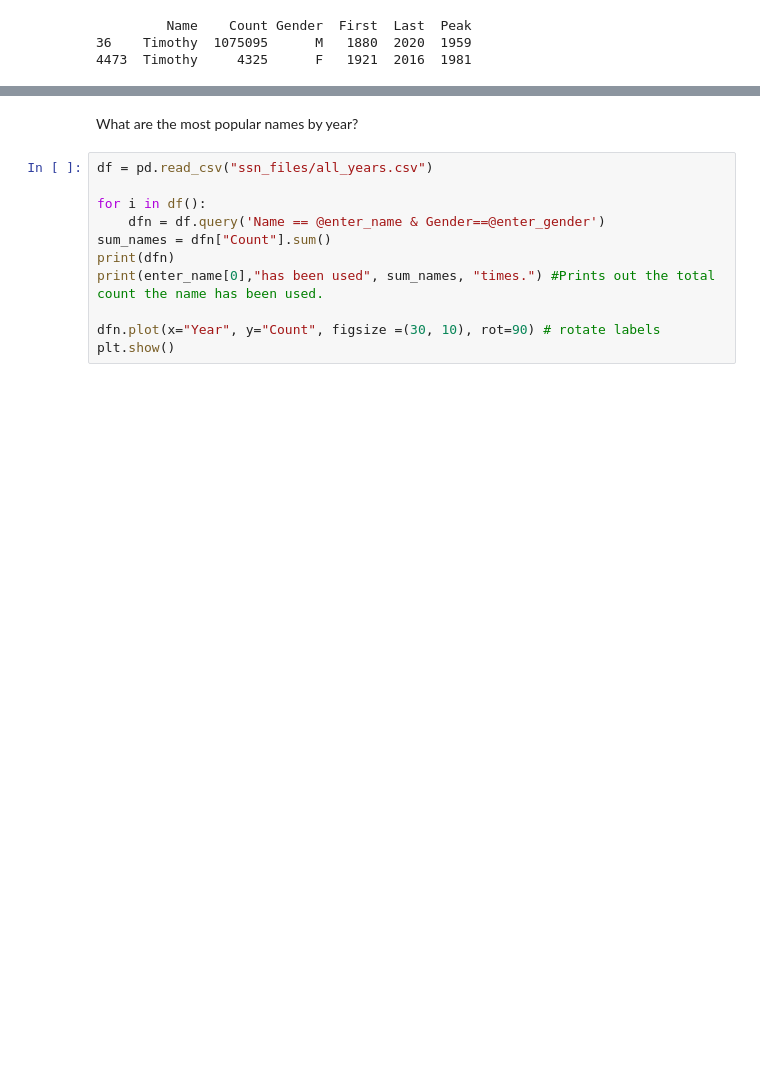
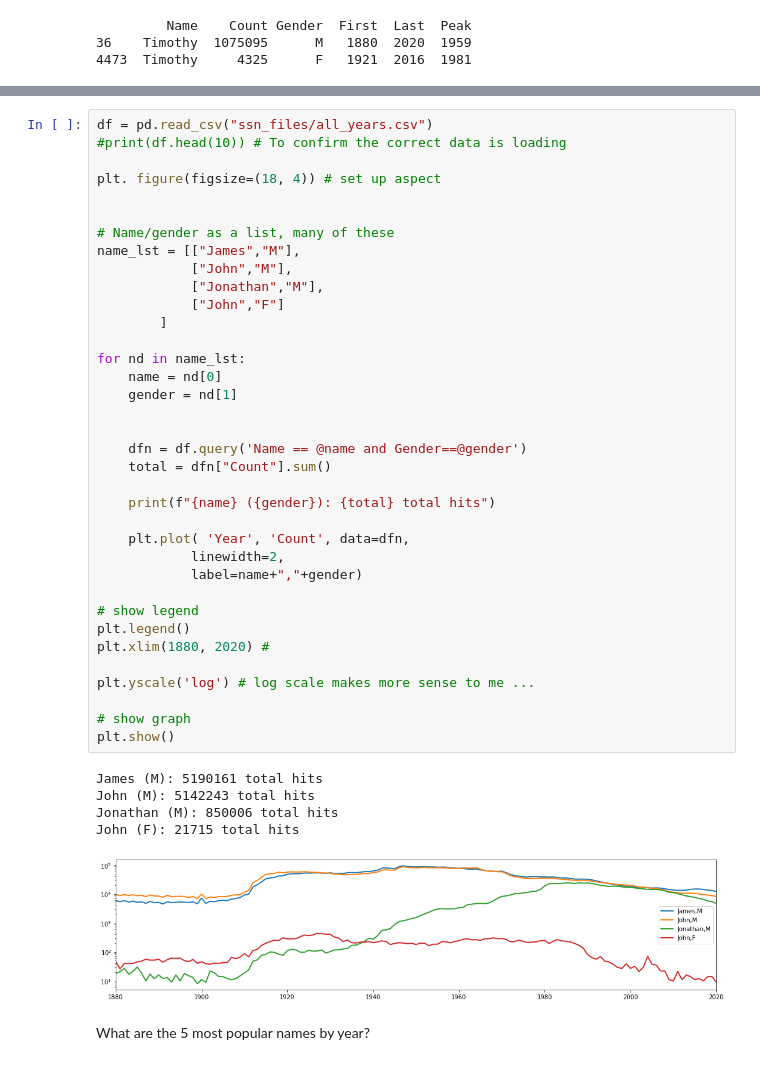
Before and after one commit to timputt/HCI584-Putt-Project-Name-Research, a Jupyter notebook: research_names.ipynb, the cells around one changed output, grey strips where cells are left out. Saved outputs shown, nothing was run; the diff lists cells and outputs as text; blank space fills up the shorter version.

```diff
--- a/research_names.ipynb
+++ b/research_names.ipynb
@@ -143,13 +167,44 @@ John has been used 5142243 times.
+# %%
+df = pd.read_csv("ssn_files/all_years.csv")
+#print(df.head(10)) # To confirm the correct data is loading
+
+plt. figure(figsize=(18, 4)) # set up aspect
+
+
+# Name/gender as a list, many of these
+name_lst = [["James","M"],
+            ["John","M"],
+            ["Jonathan","M"],
+            ["John","F"]
+        ]
+
+for nd in name_lst:
+    name = nd[0]
+    gender = nd[1]
+
+
+    dfn = df.query('Name == @name and Gender==@gender')
+    total = dfn["Count"].sum()
+
+    print(f"{name} ({gender}): {total} total hits")
+
+    plt.plot( 'Year', 'Count', data=dfn,
+            linewidth=2,
+            label=name+","+gender)
+
+# show legend
+plt.legend()
+plt.xlim(1880, 2020) #
+
+plt.yscale('log') # log scale makes more sense to me ...
+
+# show graph
+plt.show()
+# %% [output]
+James (M): 5190161 total hits
+John (M): 5142243 total hits
+Jonathan (M): 850006 total hits
+John (F): 21715 total hits
+[figure, added]
 # %% [markdown]
-What are the most popular names by year?
+What are the 5 most popular names by year?
-# %%
-df = pd.read_csv("ssn_files/all_years.csv")
-
-for i in df():
-    dfn = df.query('Name == @enter_name & Gender==@enter_gender')
-sum_names = dfn["Count"].sum()
-print(dfn)
-print(enter_name[0],"has been used", sum_names, "times.") #Prints out the total count the name has been used.
-
-dfn.plot(x="Year", y="Count", figsize =(30, 10), rot=90) # rotate labels
-plt.show()
```
Also changed, not shown: parts of 15 cells of this notebook.
